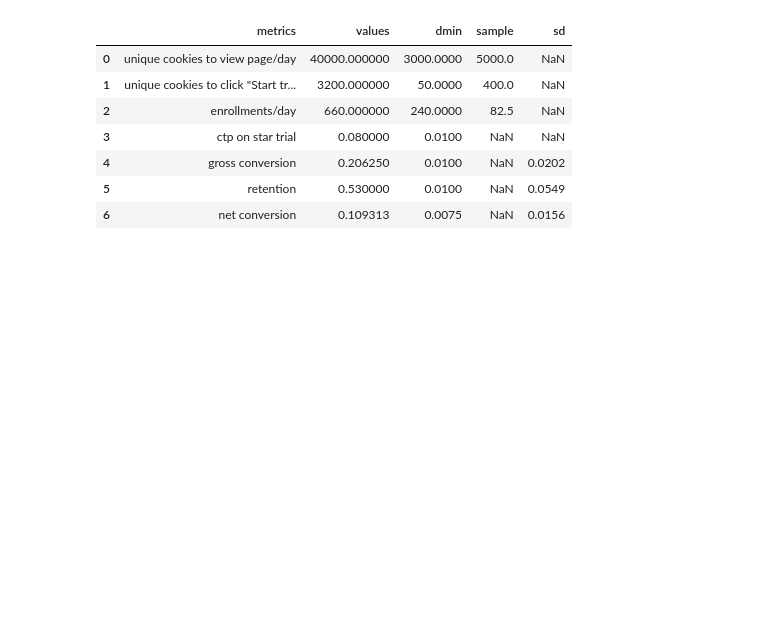
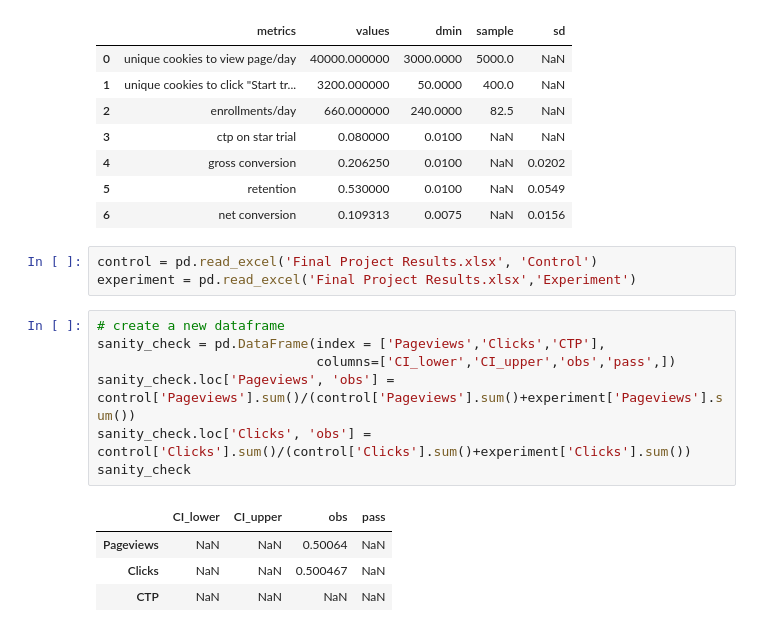
Before and after one commit to yash-jain7/Ab-Testing-Udacity, a Jupyter notebook: AB testing Udacity.ipynb, the cells around one changed output. Saved outputs shown, nothing was run; the diff lists cells and outputs as text; blank space fills up the shorter version.

```diff
--- a/AB testing Udacity.ipynb
+++ b/AB testing Udacity.ipynb
@@ -72,3 +85,18 @@ net conversion standard deviation: 0.0156
 | 4 | gross conversion | 0.206250 | 0.0100 | NaN | 0.0202 |
 | 5 | retention | 0.530000 | 0.0100 | NaN | 0.0549 |
 | 6 | net conversion | 0.109313 | 0.0075 | NaN | 0.0156 |
+# %%
+control = pd.read_excel('Final Project Results.xlsx', 'Control')
+experiment = pd.read_excel('Final Project Results.xlsx','Experiment')
+# %%
+# create a new dataframe
+sanity_check = pd.DataFrame(index = ['Pageviews','Clicks','CTP'],
+                            columns=['CI_lower','CI_upper','obs','pass',])
+sanity_check.loc['Pageviews', 'obs'] =  control['Pageviews'].sum()/(control['Pageviews'].sum()+experiment['Pageviews'].sum())
+sanity_check.loc['Clicks', 'obs'] =  control['Clicks'].sum()/(control['Clicks'].sum()+experiment['Clicks'].sum())
+sanity_check
+# %% [output]
+|  | CI_lower | CI_upper | obs | pass |
+| Pageviews | NaN | NaN | 0.50064 | NaN |
+| Clicks | NaN | NaN | 0.500467 | NaN |
+| CTP | NaN | NaN | NaN | NaN |
```
Also changed, not shown: parts of 18 cells of this notebook, 2 other files.
